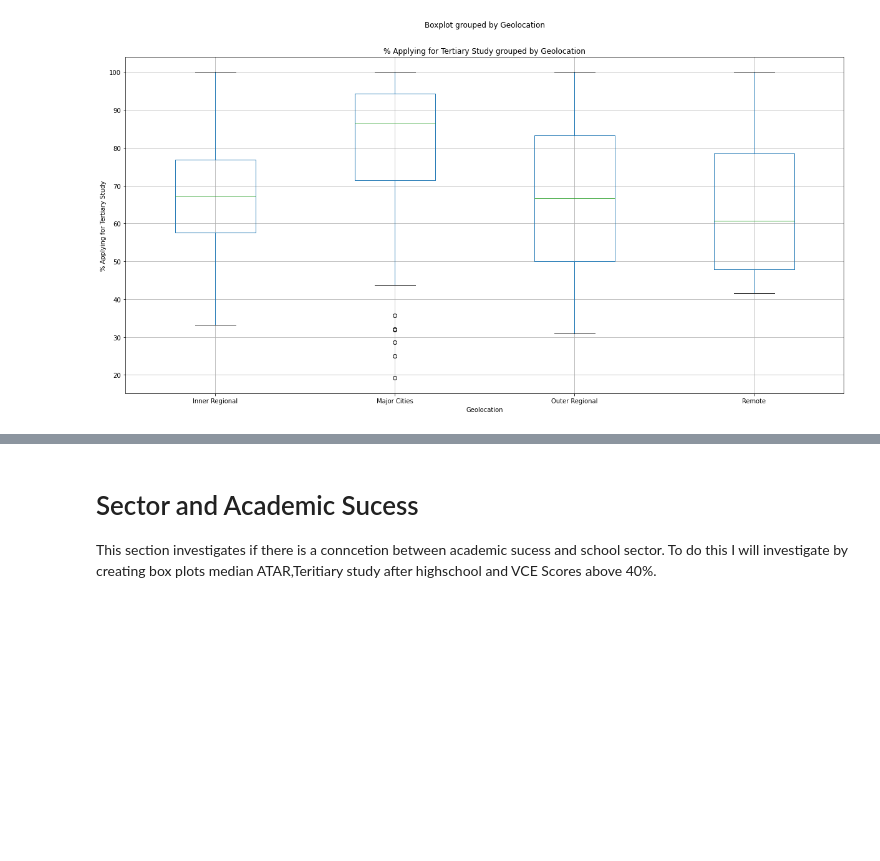
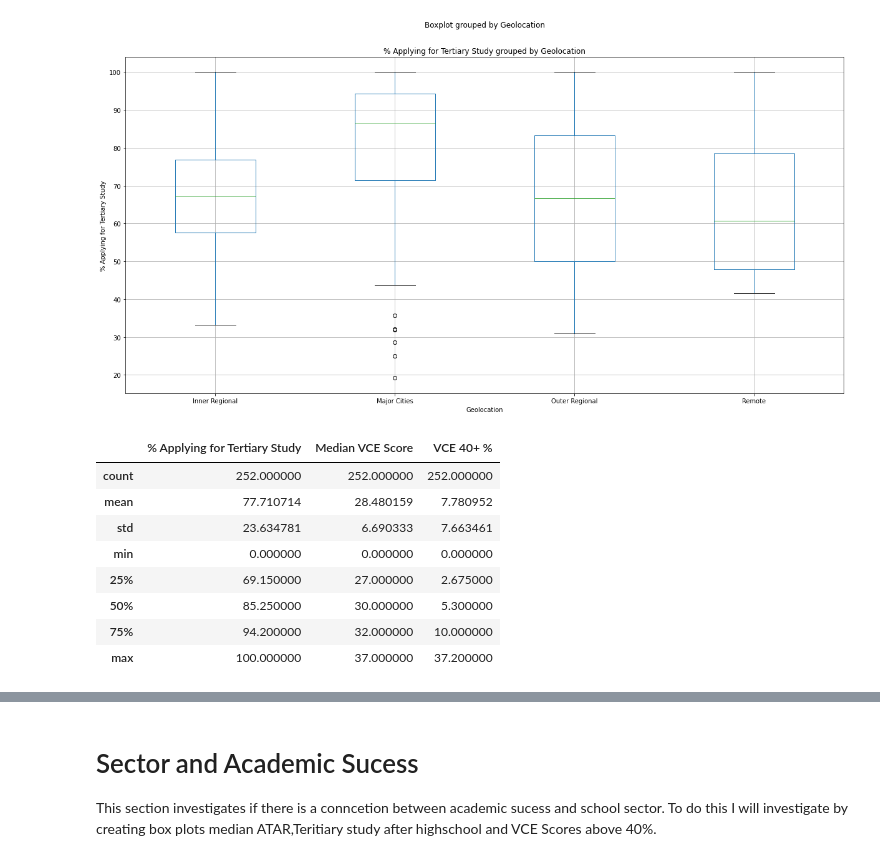
Before and after one commit to joshmartin33/project-one, a Jupyter notebook: analysis.ipynb, the cells around one changed output, grey strips where cells are left out. Saved outputs shown, nothing was run; the diff lists cells and outputs as text; code cells hidden in the pictures; blank space fills up the shorter version.

Commit message:
added suburb by geolocation and data summary for the geolocation and academic sucess section

```diff
--- a/analysis.ipynb
+++ b/analysis.ipynb
@@ -257,3 +288,17 @@ plt.ylabel('% Applying for Tertiary Study')
 plt.savefig('output/tertiary_box.png')
 # %% [output]
 [figure]
+# %%
+major_city_academic = pd.DataFrame(school_df.loc[(school_df['Geolocation'] == 'Major Cities')])
+major_city_academic.drop(major_city_academic.columns[[5,6,7]],axis=1,inplace=True)
+major_city_academic.describe()
+# %% [output]
+|  | % Applying for Tertiary Study | Median VCE Score | VCE 40+ % |
+| count | 252.000000 | 252.000000 | 252.000000 |
+| mean | 77.710714 | 28.480159 | 7.780952 |
+| std | 23.634781 | 6.690333 | 7.663461 |
+| min | 0.000000 | 0.000000 | 0.000000 |
+| 25% | 69.150000 | 27.000000 | 2.675000 |
+| 50% | 85.250000 | 30.000000 | 5.300000 |
+| 75% | 94.200000 | 32.000000 | 10.000000 |
+| max | 100.000000 | 37.000000 | 37.200000 |
```
Also changed, not shown: parts of 13 cells of this notebook.
